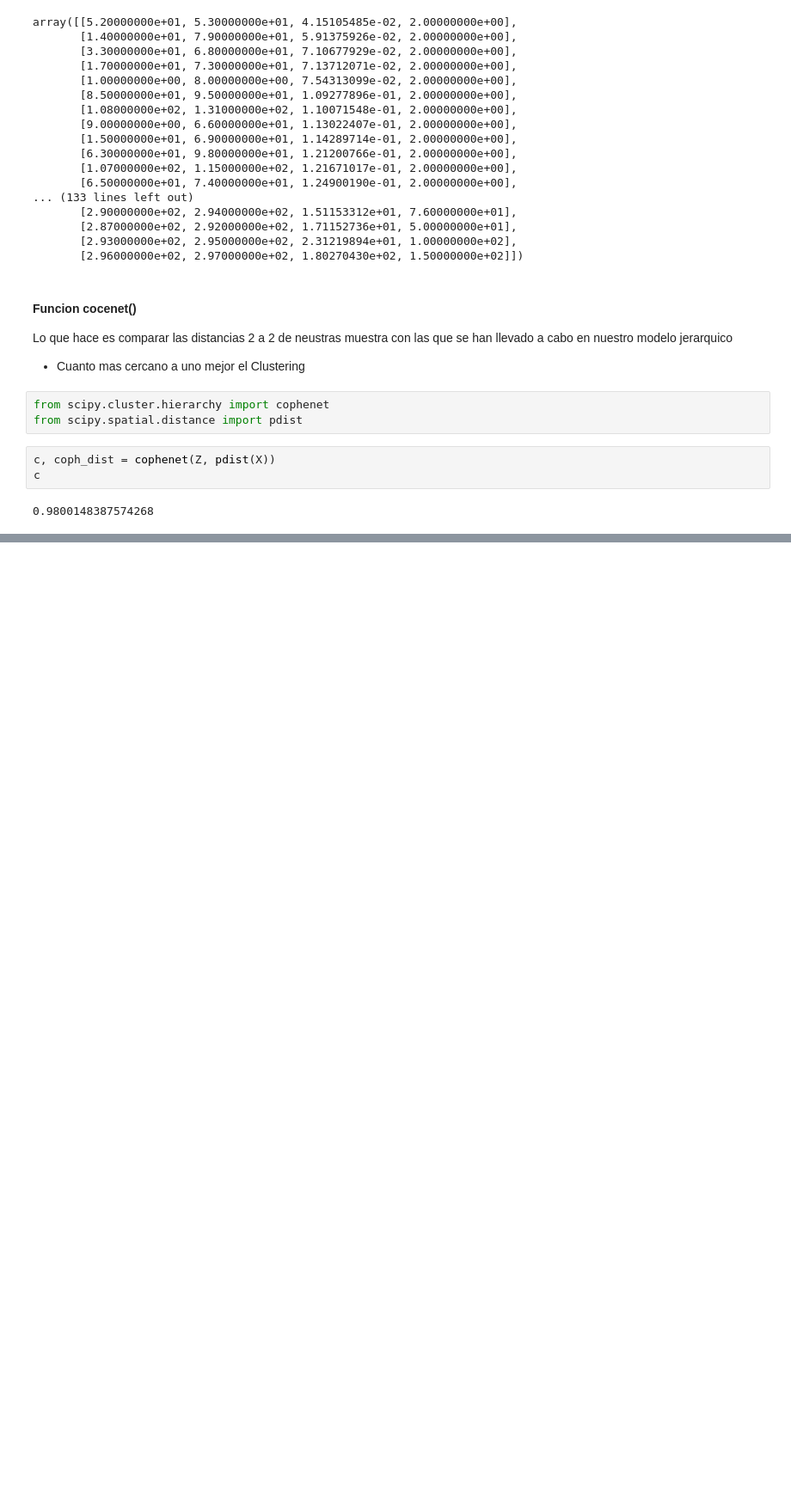
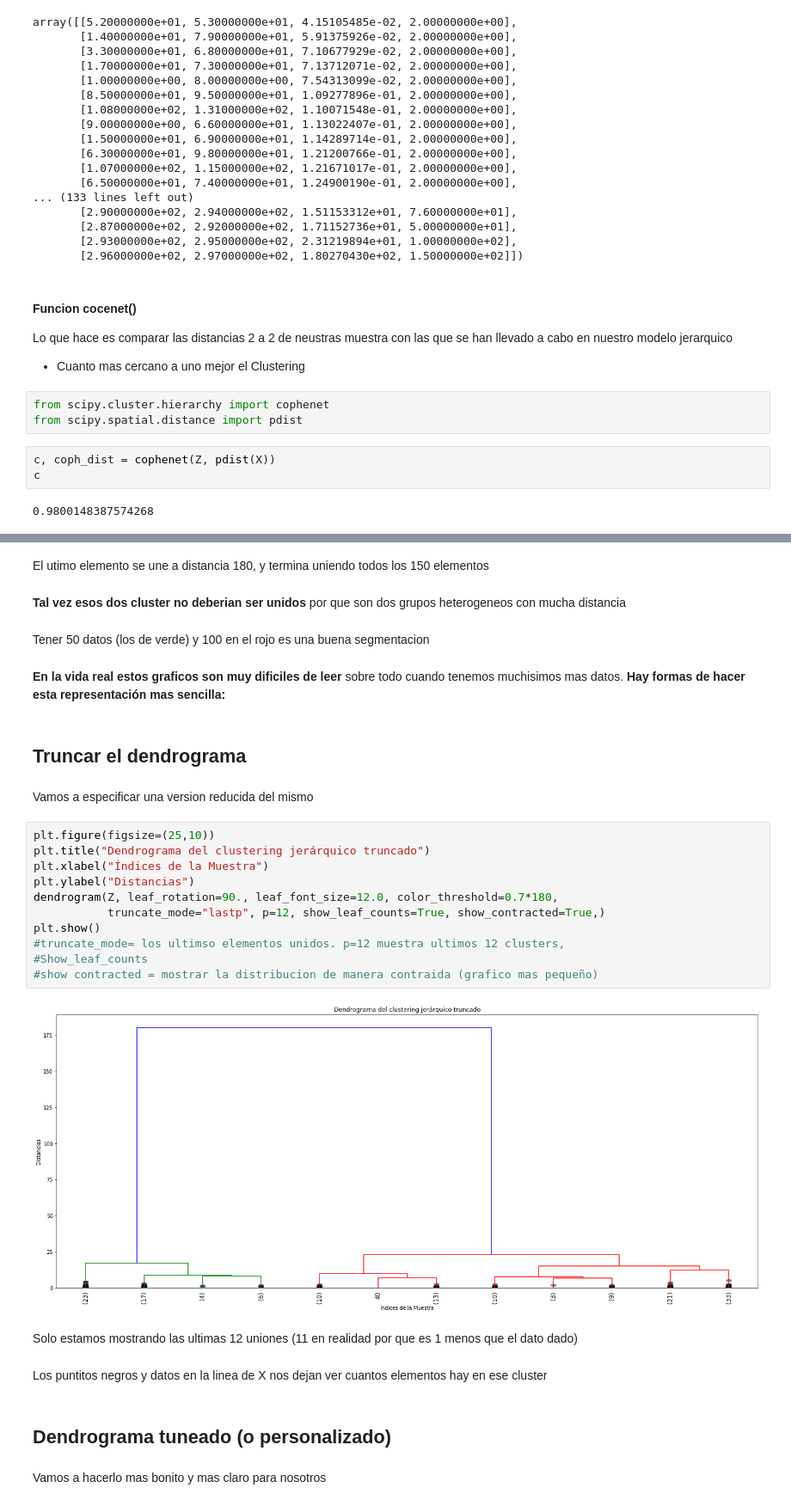
Before and after one commit to Karenahv/python-ml-curso, a Jupyter notebook: notebooks/T6 - 2 - Clustering Jerárquico.ipynb, the cells around one changed output, grey strips where cells are left out. Shown at 86% size. Saved outputs shown, nothing was run; the diff lists cells and outputs as text; blank space fills up the shorter version.

```diff
--- a/notebooks/T6 - 2 - Clustering Jerárquico.ipynb
+++ b/notebooks/T6 - 2 - Clustering Jerárquico.ipynb
@@ -74,0 +153,33 @@ c
+# %% [markdown]
+El utimo elemento se une a distancia 180, y termina uniendo todos los 150 elementos
+# %% [markdown]
+**Tal vez esos dos cluster no deberian ser unidos** por que son dos grupos heterogeneos con mucha distancia
+# %% [markdown]
+Tener 50 datos (los de verde) y 100 en el rojo es una buena segmentacion
+# %% [markdown]
+**En la vida real estos graficos son muy dificiles de leer** sobre todo cuando tenemos muchisimos mas datos. **Hay formas de hacer esta representación mas sencilla:**
+# %% [markdown]
+## Truncar el dendrograma
+# %% [markdown]
+Vamos a especificar una version reducida del mismo
+# %%
+plt.figure(figsize=(25,10))
+plt.title("Dendrograma del clustering jerárquico truncado")
+plt.xlabel("Índices de la Muestra")
+plt.ylabel("Distancias")
+dendrogram(Z, leaf_rotation=90., leaf_font_size=12.0, color_threshold=0.7*180,
+           truncate_mode="lastp", p=12, show_leaf_counts=True, show_contracted=True,)
+plt.show()
+#truncate_mode= los ultimso elementos unidos. p=12 muestra ultimos 12 clusters,
+#Show_leaf_counts
+#show contracted = mostrar la distribucion de manera contraida (grafico mas pequeño)
+# %% [output]
+[figure, added]
+# %% [markdown]
+Solo estamos mostrando las ultimas 12 uniones (11 en realidad por que es 1 menos que el dato dado)
+# %% [markdown]
+Los puntitos negros y datos en la linea de X nos dejan ver cuantos elementos hay en ese cluster
+# %% [markdown]
+## Dendrograma tuneado (o personalizado)
+# %% [markdown]
+Vamos a hacerlo mas bonito y mas claro para nosotros
```
Also changed, not shown: parts of 14 cells of this notebook.
